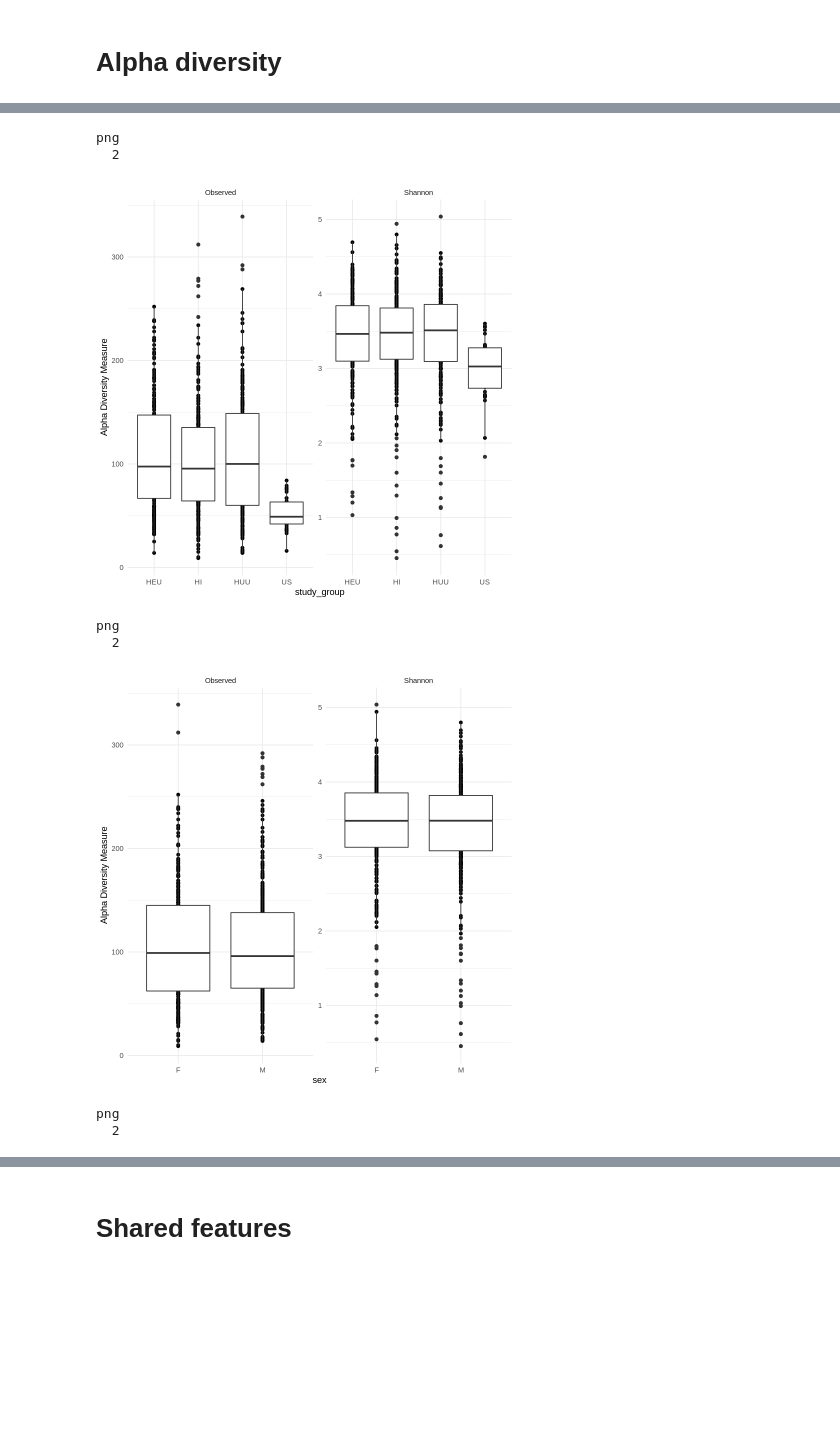
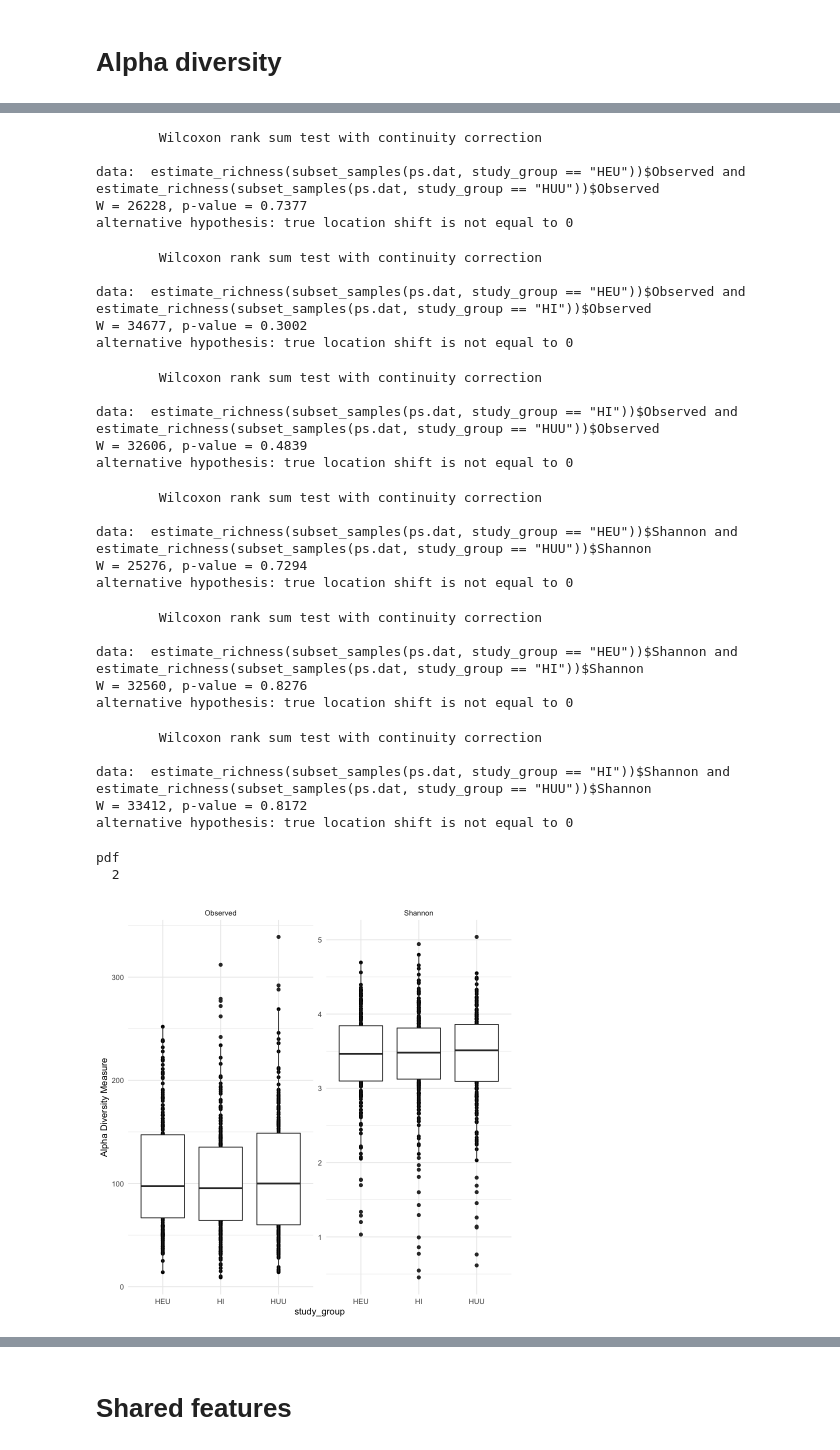
Before and after one commit to aemann01/domhain, a Jupyter notebook: 2022-HIV_oral_microbiome/02-diversity_analyses/diversity_analyses.ipynb, the cells around one changed output, grey strips where cells are left out. Saved outputs shown, nothing was run; the diff lists cells and outputs as text; code cells hidden in the pictures; blank space fills up the shorter version.

```diff
--- a/2022-HIV_oral_microbiome/02-diversity_analyses/diversity_analyses.ipynb
+++ b/2022-HIV_oral_microbiome/02-diversity_analyses/diversity_analyses.ipynb
@@ -126,6 +126,7 @@ phy_tree()    Phylogenetic Tree: [ 2975 tips and 2974 internal nodes ]
 # %%
 ps.dat <- prune_samples(sample_sums(ps.dat) > 4000, ps.dat)
 ps.dat <- subset_samples(ps.dat, study_group != "mock")
+ps.dat <- subset_samples(ps.dat, study_group != "US")
 ps.dat
 # save image
 save.image()
@@ -608,12 +609,24 @@ pdf("img/adiv.study_group.pdf")
 plot_richness(ps.dat, measures=c("Observed", "Shannon"), x="study_group") + geom_boxplot() + theme_minimal()
 dev.off()
 plot_richness(ps.dat, measures=c("Observed", "Shannon"), x="study_group") + geom_boxplot() + theme_minimal()
+# wilcox test observed
+wilcox.test(estimate_richness(subset_samples(ps.dat, study_group == "HEU"))$Observed, estimate_richness(subset_samples(ps.dat, study_group == "HUU"))$Observed)
+wilcox.test(estimate_richness(subset_samples(ps.dat, study_group == "HEU"))$Observed, estimate_richness(subset_samples(ps.dat, study_group == "HI"))$Observed)
+wilcox.test(estimate_richness(subset_samples(ps.dat, study_group == "HI"))$Observed, estimate_richness(subset_samples(ps.dat, study_group == "HUU"))$Observed)
+# wilcox test shannon
+wilcox.test(estimate_richness(subset_samples(ps.dat, study_group == "HEU"))$Shannon, estimate_richness(subset_samples(ps.dat, study_group == "HUU"))$Shannon)
+wilcox.test(estimate_richness(subset_samples(ps.dat, study_group == "HEU"))$Shannon, estimate_richness(subset_samples(ps.dat, study_group == "HI"))$Shannon)
+wilcox.test(estimate_richness(subset_samples(ps.dat, study_group == "HI"))$Shannon, estimate_richness(subset_samples(ps.dat, study_group == "HUU"))$Shannon)
 
 # sex
 pdf("img/adiv.sex.pdf")
 plot_richness(ps.dat.noUS, measures=c("Observed", "Shannon"),x="sex") + geom_boxplot() + theme_minimal()
 dev.off()
 plot_richness(ps.dat.noUS, measures=c("Observed", "Shannon"),x="sex") + geom_boxplot() + theme_minimal()
+# wilcox test observed
+wilcox.test(estimate_richness(subset_samples(ps.dat, sex == "M"))$Observed, estimate_richness(subset_samples(ps.dat, sex == "F"))$Observed)
+# wilcox test shannon
+wilcox.test(estimate_richness(subset_samples(ps.dat, sex == "M"))$Shannon, estimate_richness(subset_samples(ps.dat, sex == "F"))$Shannon)
 
 # age
 sample_data(ps.dat.noUS)$age_y <- as.factor(sample_data(ps.dat.noUS)$age_y)
@@ -621,10 +634,23 @@ pdf("img/adiv.age_y.pdf")
 plot_richness(ps.dat.noUS, measures=c("Observed", "Shannon"),x="age_y") + geom_boxplot() + theme_minimal()
 dev.off()
 plot_richness(ps.dat.noUS, measures=c("Observed", "Shannon"),x="age_y") + geom_boxplot() + theme_minimal()
+# further statistical analysis of age in separate file
 
 # aliqout type
 pdf("img/adiv.aliqout_type.pdf")
 plot_richness(ps.dat.noUS, measures=c("Observed", "Shannon"),x="aliquot_type") + geom_boxplot() + theme_minimal()
 dev.off()
 plot_richness(ps.dat.noUS, measures=c("Observed", "Shannon"),x="aliquot_type") + geom_boxplot() + theme_minimal()
+# wilcox test observed
+wilcox.test(estimate_richness(subset_samples(ps.dat, aliquot_type == "CA-PD"))$Observed, estimate_richness(subset_samples(ps.dat, aliquot_type == "CA-PE"))$Observed)
+wilcox.test(estimate_richness(subset_samples(ps.dat, aliquot_type == "CA-PD"))$Observed, estimate_richness(subset_samples(ps.dat, aliquot_type == "CA-PF"))$Observed)
+wilcox.test(estimate_richness(subset_samples(ps.dat, aliquot_type == "CA-PD"))$Observed, estimate_richness(subset_samples(ps.dat, aliquot_type == "CAE-PE"))$Observed)
+wilcox.test(estimate_richness(subset_samples(ps.dat, aliquot_type == "CA-PD"))$Observed, estimate_richness(subset_samples(ps.dat, aliquot_type == "CAE-PF"))$Observed)
+wilcox.test(estimate_richness(subset_samples(ps.dat, aliquot_type == "CA-PD"))$Observed, estimate_richness(subset_samples(ps.dat, aliquot_type == "CF-PF"))$Observed)
+# wilcox test shannon
+wilcox.test(estimate_richness(subset_samples(ps.dat, aliquot_type == "CA-PD"))$Shannon, estimate_richness(subset_samples(ps.dat, aliquot_type == "CA-PE"))$Shannon)
+wilcox.test(estimate_richness(subset_samples(ps.dat, aliquot_type == "CA-PD"))$Shannon, estimate_richness(subset_samples(ps.dat, aliquot_type == "CA-PF"))$Shannon)
+wilcox.test(estimate_richness(subset_samples(ps.dat, aliquot_type == "CA-PD"))$Shannon, estimate_richness(subset_samples(ps.dat, aliquot_type == "CAE-PE"))$Shannon)
+wilcox.test(estimate_richness(subset_samples(ps.dat, aliquot_type == "CA-PD"))$Shannon, estimate_richness(subset_samples(ps.dat, aliquot_type == "CAE-PF"))$Shannon)
+wilcox.test(estimate_richness(subset_samples(ps.dat, aliquot_type == "CA-PD"))$Shannon, estimate_richness(subset_samples(ps.dat, aliquot_type == "CF-PF"))$Shannon)
 # %% [output]
@@ -632,9 +658,34 @@ png
   2
-png
-  2
+        Wilcoxon rank sum test with continuity correction
+
+data:  estimate_richness(subset_samples(ps.dat, study_group == "HEU"))$Observed and estimate_richness(subset_samples(ps.dat, study_group == "HUU"))$Observed
+W = 26228, p-value = 0.7377
+alternative hypothesis: true location shift is not equal to 0
+        Wilcoxon rank sum test with continuity correction
+
+data:  estimate_richness(subset_samples(ps.dat, study_group == "HEU"))$Observed and estimate_richness(subset_samples(ps.dat, study_group == "HI"))$Observed
+W = 34677, p-value = 0.3002
+alternative hypothesis: true location shift is not equal to 0
+        Wilcoxon rank sum test with continuity correction
+
+data:  estimate_richness(subset_samples(ps.dat, study_group == "HI"))$Observed and estimate_richness(subset_samples(ps.dat, study_group == "HUU"))$Observed
+W = 32606, p-value = 0.4839
+alternative hypothesis: true location shift is not equal to 0
+        Wilcoxon rank sum test with continuity correction
+
+data:  estimate_richness(subset_samples(ps.dat, study_group == "HEU"))$Shannon and estimate_richness(subset_samples(ps.dat, study_group == "HUU"))$Shannon
+W = 25276, p-value = 0.7294
+alternative hypothesis: true location shift is not equal to 0
+        Wilcoxon rank sum test with continuity correction
+
+data:  estimate_richness(subset_samples(ps.dat, study_group == "HEU"))$Shannon and estimate_richness(subset_samples(ps.dat, study_group == "HI"))$Shannon
+W = 32560, p-value = 0.8276
+alternative hypothesis: true location shift is not equal to 0
+        Wilcoxon rank sum test with continuity correction
+
+data:  estimate_richness(subset_samples(ps.dat, study_group == "HI"))$Shannon and estimate_richness(subset_samples(ps.dat, study_group == "HUU"))$Shannon
+W = 33412, p-value = 0.8172
+alternative hypothesis: true location shift is not equal to 0
+pdf
+  2
-[figure, old version]
+[figure, new version]
-png
-  2
-[figure, removed]
-png
-  2
```
Also changed, not shown: parts of 16 cells of this notebook, 5 other files.
